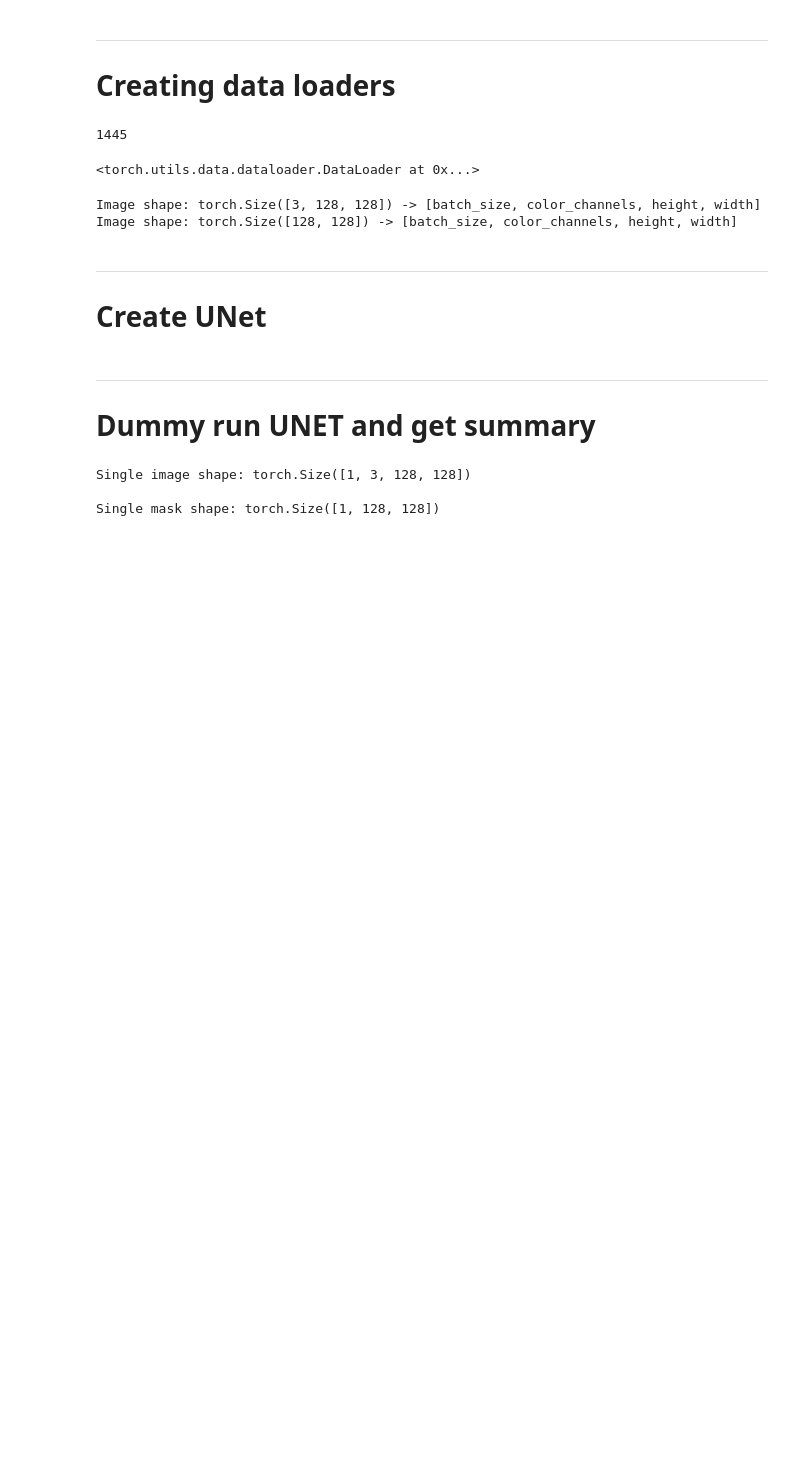
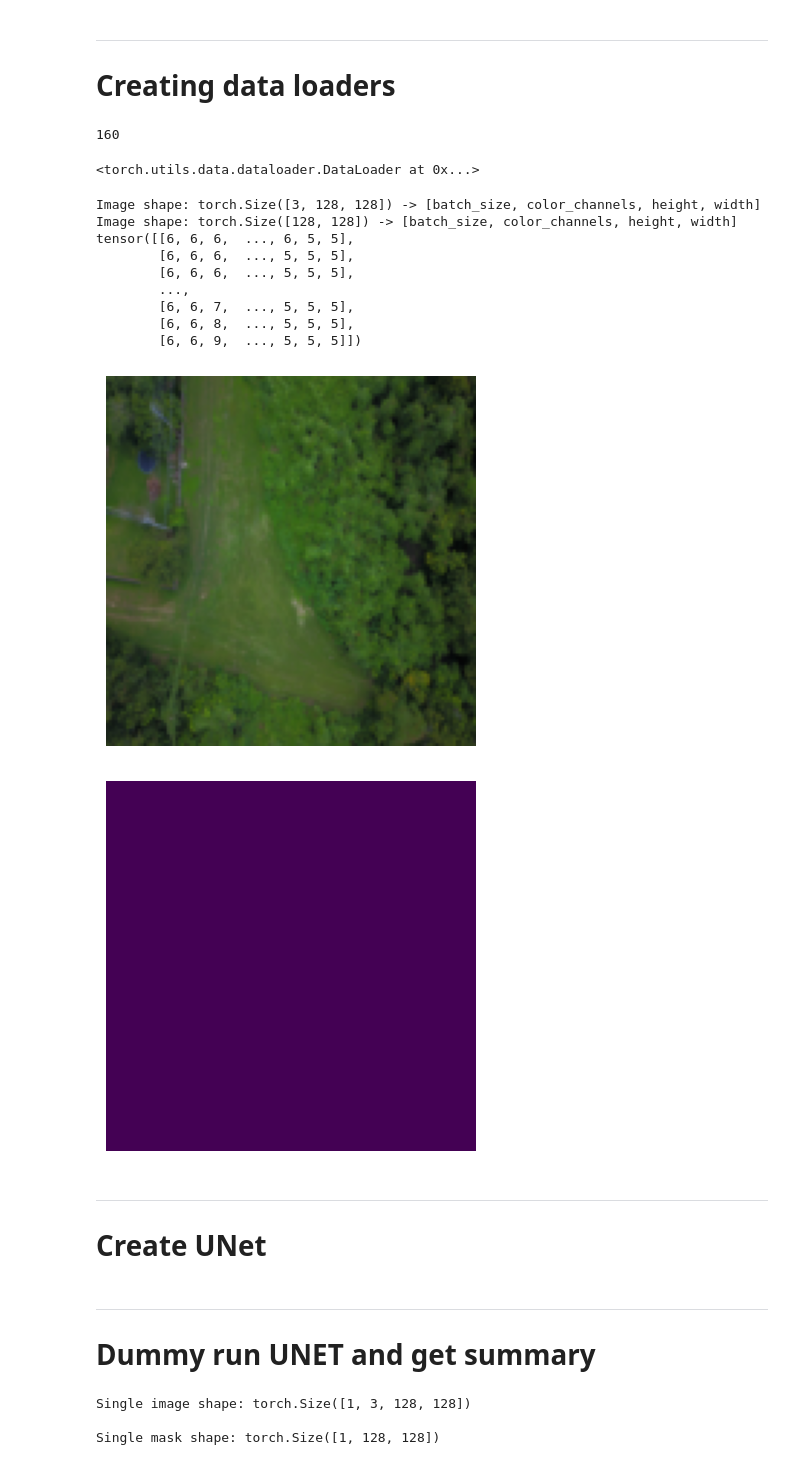
Before and after one commit to hardyjeremy98/FloodNet, a Jupyter notebook: FloodNet.ipynb, the cells around one changed output. Cells and saved outputs as stored; diff of their text form; code cells hidden in the pictures; blank space fills up the shorter version.

```diff
--- a/FloodNet.ipynb
+++ b/FloodNet.ipynb
@@ -115,8 +115,8 @@ from torchvision.transforms import v2
 
 data_transformer = v2.Compose([
     v2.Resize((128, 128)),
-    v2.RandomHorizontalFlip(p=1),
-    v2.RandomRotation(30),
+    # v2.RandomHorizontalFlip(p=0.5),
+    # v2.RandomRotation(30),
     v2.ToTensor()
 ])
 # %%
@@ -141,8 +141,9 @@ class floodDataset(Dataset):
     if self.transform:
       img = self.transform(img)
       mask = self.transform(mask)
-      mask = torch.max(mask, dim=0).values
-      return img, mask
+      mask = torch.max(mask, dim=0)[0]
+      mask *= 255
+      return img, mask.long()
 
   def __len__(self):
     return len(self.image_paths)
@@ -151,13 +152,13 @@ train_dataset = floodDataset(train_image_folder, train_mask_folder, data_transfo
 # %%
 print(len(train_dataset))
 # %% [output]
-1445
+160
 # %%
 from torch.utils.data import DataLoader
 
 train_dataloader = DataLoader(dataset=train_dataset, # use custom created train Dataset
                                      batch_size=16, # how many samples per batch?
-                                     num_workers=0, # how many subprocesses to use for data loading? (higher = more)
+                                     num_workers=8, # how many subprocesses to use for data loading? (higher = more)
                                      shuffle=True) # shuffle the data?
 
 # test_dataloader_custom = DataLoader(dataset=test_dataset, # use custom created test Dataset
@@ -176,10 +177,34 @@ for img_batch, mask_batch in train_dataloader:
   print(f"Image shape: {img.shape} -> [batch_size, color_channels, height, width]")
   print(f"Image shape: {mask.shape} -> [batch_size, color_channels, height, width]")
 
+  print(mask)
+
   break
 # %% [output]
 Image shape: torch.Size([3, 128, 128]) -> [batch_size, color_channels, height, width]
 Image shape: torch.Size([128, 128]) -> [batch_size, color_channels, height, width]
+tensor([[6, 6, 6,  ..., 6, 5, 5],
+        [6, 6, 6,  ..., 5, 5, 5],
+        [6, 6, 6,  ..., 5, 5, 5],
+        ...,
+        [6, 6, 7,  ..., 5, 5, 5],
+        [6, 6, 8,  ..., 5, 5, 5],
+        [6, 6, 9,  ..., 5, 5, 5]])
+# %%
+import matplotlib.pyplot as plt
+
+# Display the image
+plt.imshow(img.permute(1, 2, 0))  # Transpose the image to display it correctly
+plt.axis('off')
+plt.show()
+
+# Display the mask
+plt.imshow(mask)  # Display the mask in grayscale
+plt.axis('off')
+plt.show()
+# %% [output]
+[figure, added]
+[figure, added]
 # %% [markdown]
 ---
 # Create UNet
```
Also changed, not shown: parts of 8 cells of this notebook.
